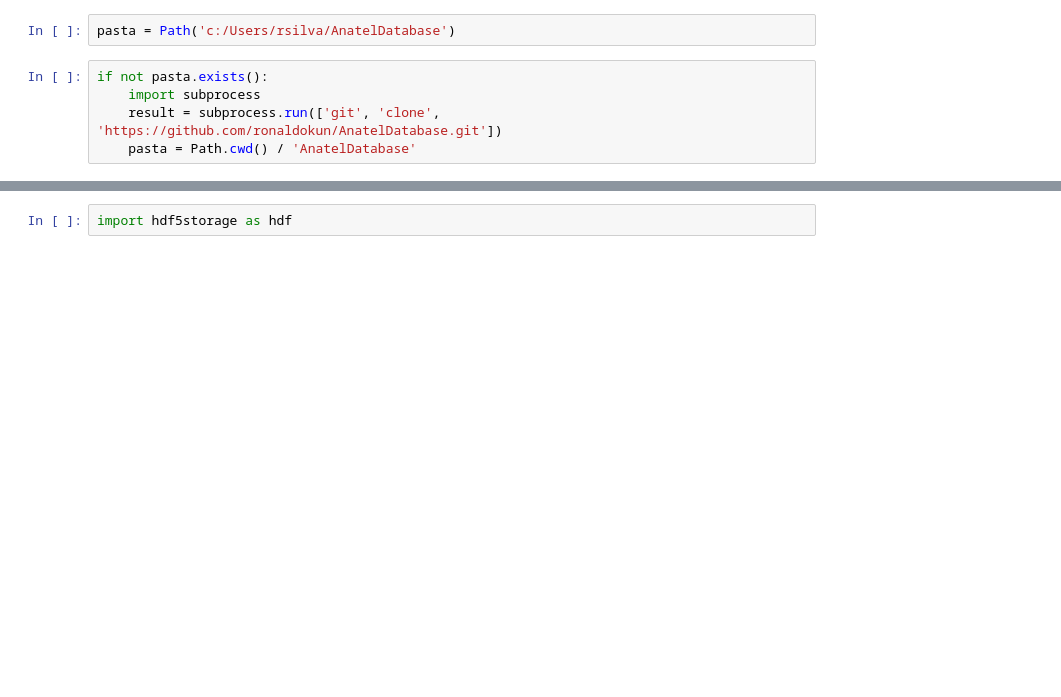
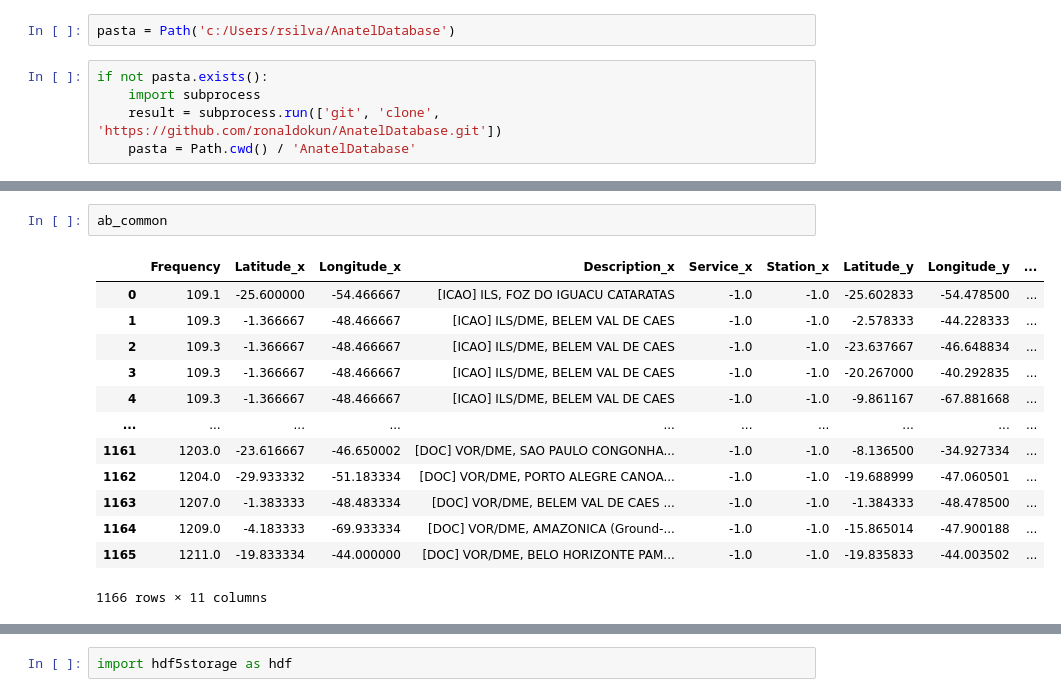
Before and after one commit to ronaldokun/anateldb, a Jupyter notebook: nbs/filter.ipynb, the cells around one changed output, grey strips where cells are left out. Cells and saved outputs as stored; diff of their text form; blank space fills up the shorter version.

```diff
--- a/nbs/filter.ipynb
+++ b/nbs/filter.ipynb
@@ -306,0 +303,16 @@ df2[y & z  & (df2.Station != -1)]
+# %%
+ab_common
+# %% [output]
+|  | Frequency | Latitude_x | Longitude_x | Description_x | Service_x | Station_x | Latitude_y | Longitude_y | ... |
+| 0 | 109.1 | -25.600000 | -54.466667 | [ICAO] ILS, FOZ DO IGUACU CATARATAS | -1.0 | -1.0 | -25.602833 | -54.478500 | ... |
+| 1 | 109.3 | -1.366667 | -48.466667 | [ICAO] ILS/DME, BELEM VAL DE CAES | -1.0 | -1.0 | -2.578333 | -44.228333 | ... |
+| 2 | 109.3 | -1.366667 | -48.466667 | [ICAO] ILS/DME, BELEM VAL DE CAES | -1.0 | -1.0 | -23.637667 | -46.648834 | ... |
+| 3 | 109.3 | -1.366667 | -48.466667 | [ICAO] ILS/DME, BELEM VAL DE CAES | -1.0 | -1.0 | -20.267000 | -40.292835 | ... |
+| 4 | 109.3 | -1.366667 | -48.466667 | [ICAO] ILS/DME, BELEM VAL DE CAES | -1.0 | -1.0 | -9.861167 | -67.881668 | ... |
+| ... | ... | ... | ... | ... | ... | ... | ... | ... | ... |
+| 1161 | 1203.0 | -23.616667 | -46.650002 | [DOC] VOR/DME, SAO PAULO CONGONHA... | -1.0 | -1.0 | -8.136500 | -34.927334 | ... |
+| 1162 | 1204.0 | -29.933332 | -51.183334 | [DOC] VOR/DME, PORTO ALEGRE CANOA... | -1.0 | -1.0 | -19.688999 | -47.060501 | ... |
+| 1163 | 1207.0 | -1.383333 | -48.483334 | [DOC] VOR/DME, BELEM VAL DE CAES ... | -1.0 | -1.0 | -1.384333 | -48.478500 | ... |
+| 1164 | 1209.0 | -4.183333 | -69.933334 | [DOC] VOR/DME, AMAZONICA (Ground-... | -1.0 | -1.0 | -15.865014 | -47.900188 | ... |
+| 1165 | 1211.0 | -19.833334 | -44.000000 | [DOC] VOR/DME, BELO HORIZONTE PAM... | -1.0 | -1.0 | -19.835833 | -44.003502 | ... |
+1166 rows × 11 columns
```
Also changed, not shown: parts of 27 cells of this notebook, 4 other files.
